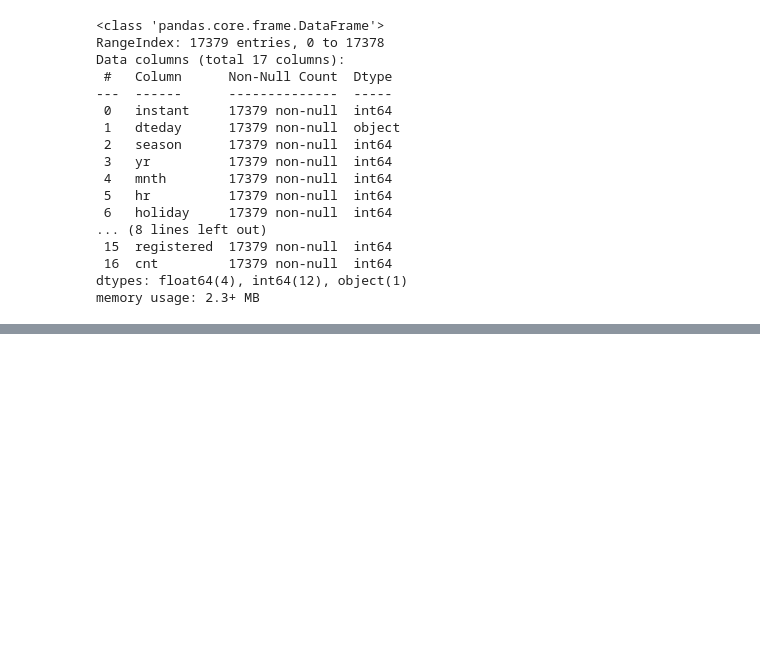
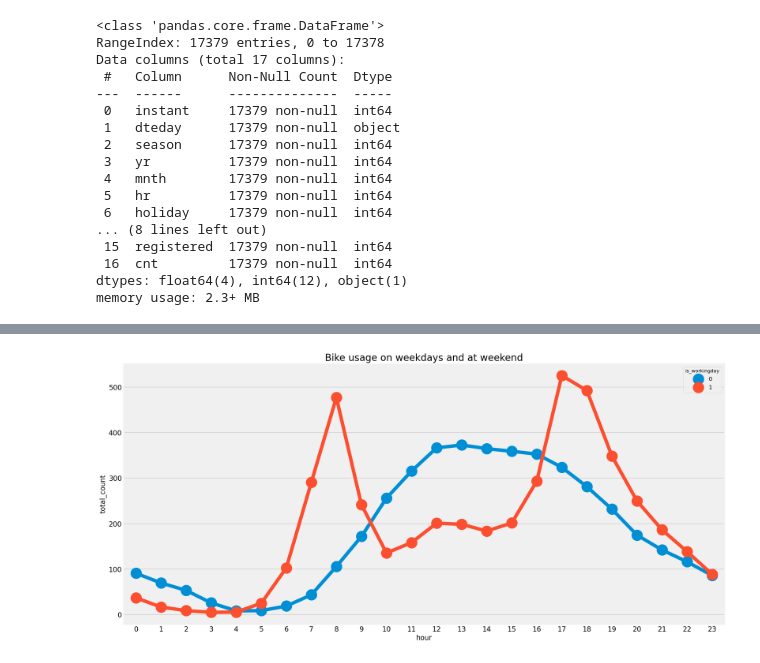
Before and after one commit to peiyiHong/Analyzing-Bike-Sharing-Trends, a Jupyter notebook: Analyzing Bike Sharing Trends.ipynb, the cells around one changed output, grey strips where cells are left out. Cells and saved outputs as stored; diff of their text form; code cells hidden in the pictures; blank space fills up the shorter version.

```diff
--- a/Analyzing Bike Sharing Trends.ipynb
+++ b/Analyzing Bike Sharing Trends.ipynb
@@ -288,0 +204,10 @@ sns.boxplot(data=hour_df[["temp", "windspeed"]], orient="h");
+# %%
+data_working = get_grouped_average(["hour", "is_workingday"])
+
+fig, ax = plt.subplots()
+sns.pointplot(x="hour", y="total_count",
+              hue="is_workingday",
+              data=data_working, ax=ax)
+plt.title("Bike usage on weekdays and at weekend", size=20);
+# %% [output]
+[figure, added]
```
Also changed, not shown: parts of 69 cells of this notebook.
